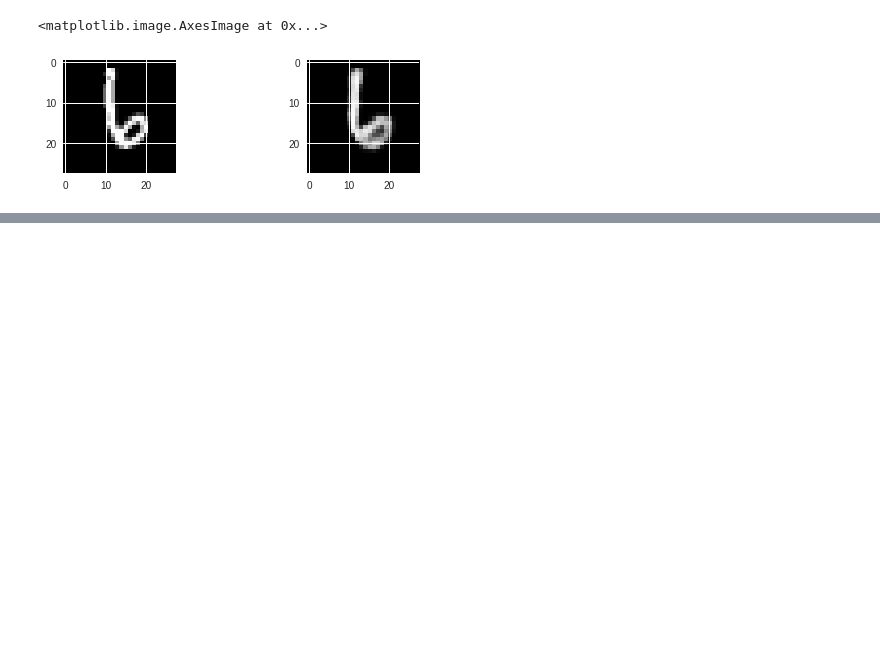
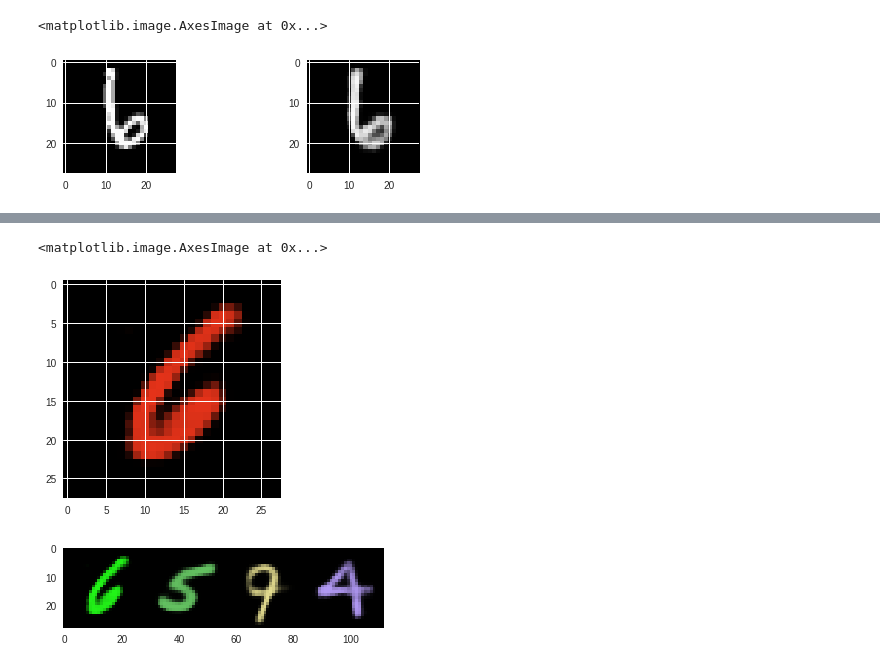
Before and after one commit to erickTornero/Generating-captcha-VAE, a Jupyter notebook: Generating-captcha.ipynb, the cells around one changed output, grey strips where cells are left out. Cells and saved outputs as stored; diff of their text form; code cells hidden in the pictures; blank space fills up the shorter version.

Commit message:
Function color randomly digits added

```diff
--- a/Generating-captcha.ipynb
+++ b/Generating-captcha.ipynb
@@ -427,0 +436,13 @@ PlotDistribution(generated, nx = len(generated), ny = 1)
+# %%
+imex = np.ndarray((28, 28, 3), dtype=float)
+# %%
+imex[:,:,0] = generated[0].reshape(28,28)*0.90
+# %%
+imex[:,:,1] = generated[0].reshape(28,28)*0.20
+# %%
+imex[:,:,2] = generated[0].reshape(28,28)*0.1
+# %%
+plt.imshow(imex, vmin=0, vmax=1)
+# %% [output]
+<matplotlib.image.AxesImage at 0x...>
+[figure, added]
@@ -427,0 +475,6 @@ PlotDistribution(generated, nx = len(generated), ny = 1)
+# %%
+# Color the list 'generated'
+ColoredIms = ColorListImagesRandomly(generated)
+PlotDistributionRGB(ColoredIms, len(ColoredIms), 1)
+# %% [output]
+[figure, added]
```
Also changed, not shown: parts of 9 cells of this notebook.
